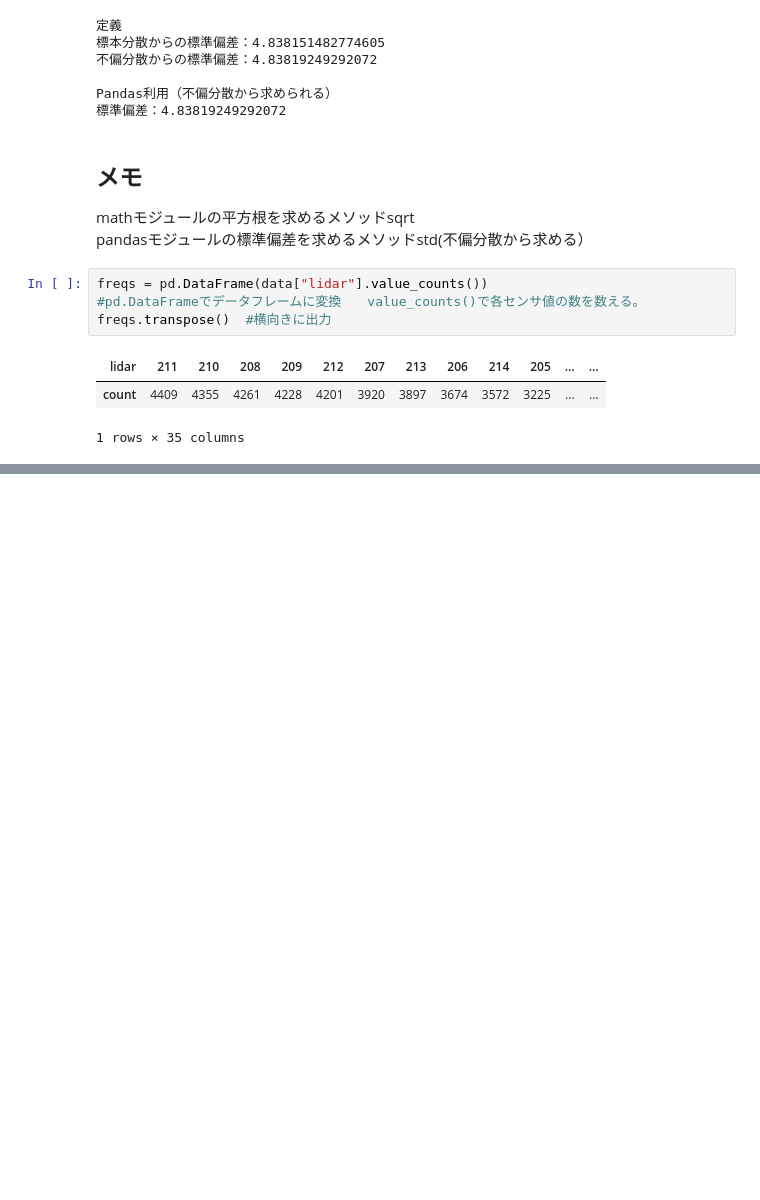
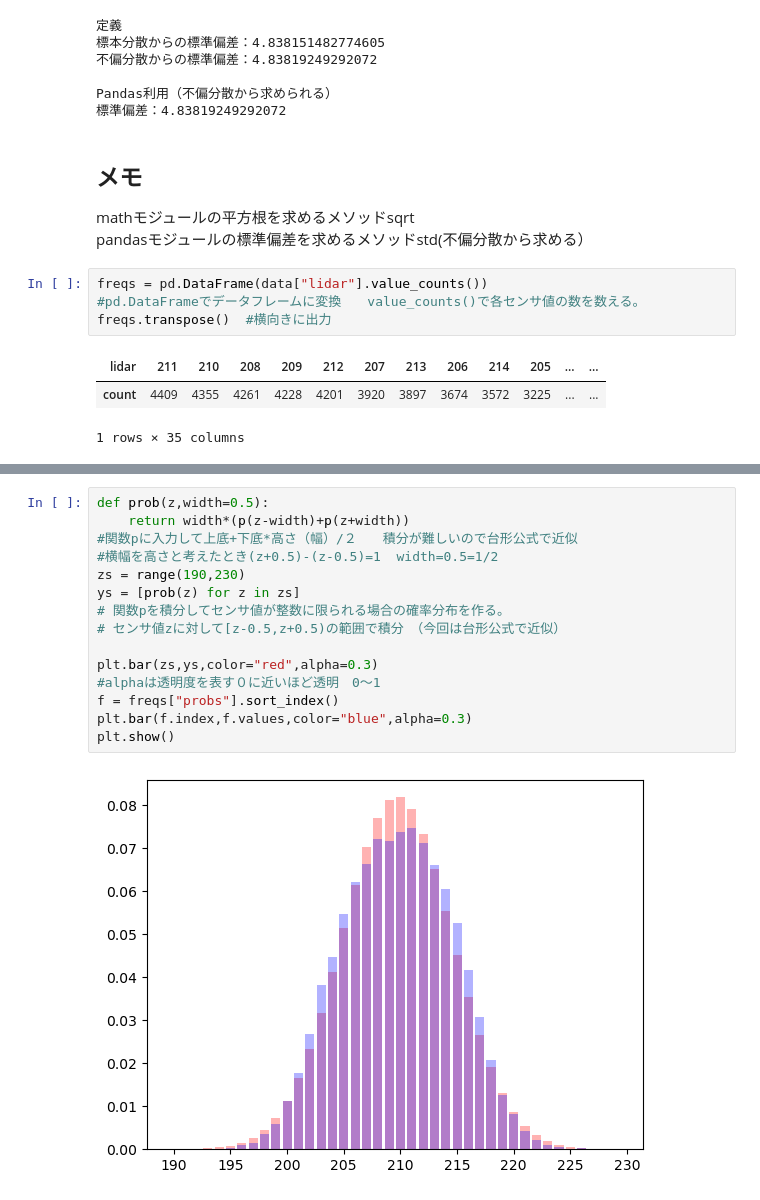
Before and after one commit to terimayowasabi/Probabilistic-Robotics, a Jupyter notebook: section_sensor/lidar_200.ipynb, the cells around one changed output, grey strips where cells are left out. Drawn from its saved outputs; the diff is of its cells as text; blank space fills up the shorter version.

```diff
--- a/section_sensor/lidar_200.ipynb
+++ b/section_sensor/lidar_200.ipynb
@@ -200,0 +218,17 @@ plt.show()
+# %%
+def prob(z,width=0.5):
+    return width*(p(z-width)+p(z+width))
+#関数pに入力して上底+下底*高さ（幅）/２　　積分が難しいので台形公式で近似
+#横幅を高さと考えたとき(z+0.5)-(z-0.5)=1  width=0.5=1/2
+zs = range(190,230)
+ys = [prob(z) for z in zs]
+# 関数pを積分してセンサ値が整数に限られる場合の確率分布を作る。
+# センサ値zに対して[z-0.5,z+0.5)の範囲で積分　（今回は台形公式で近似）
+
+plt.bar(zs,ys,color="red",alpha=0.3)
+#alphaは透明度を表す０に近いほど透明　0～1
+f = freqs["probs"].sort_index()
+plt.bar(f.index,f.values,color="blue",alpha=0.3)
+plt.show()
+# %% [output]
+[figure, added]
```
Also changed, not shown: parts of 12 cells of this notebook.
